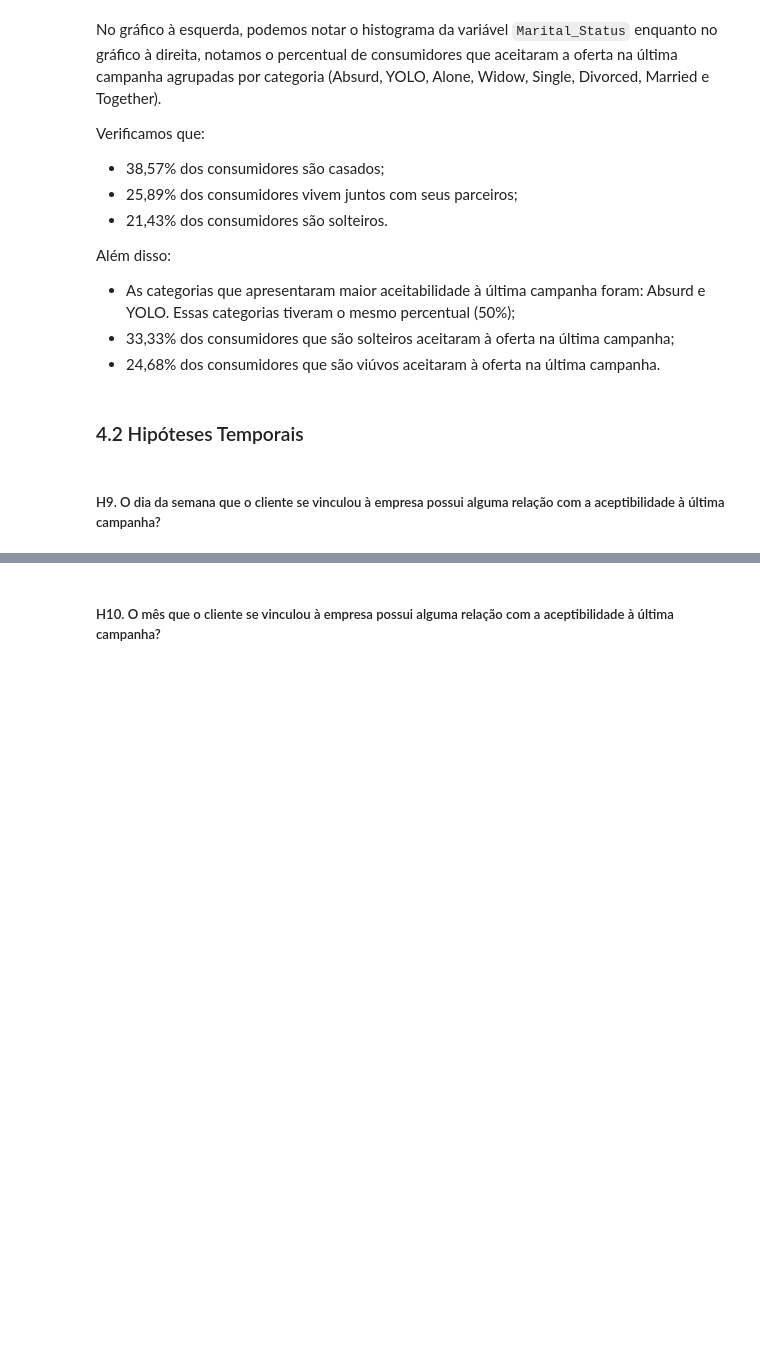
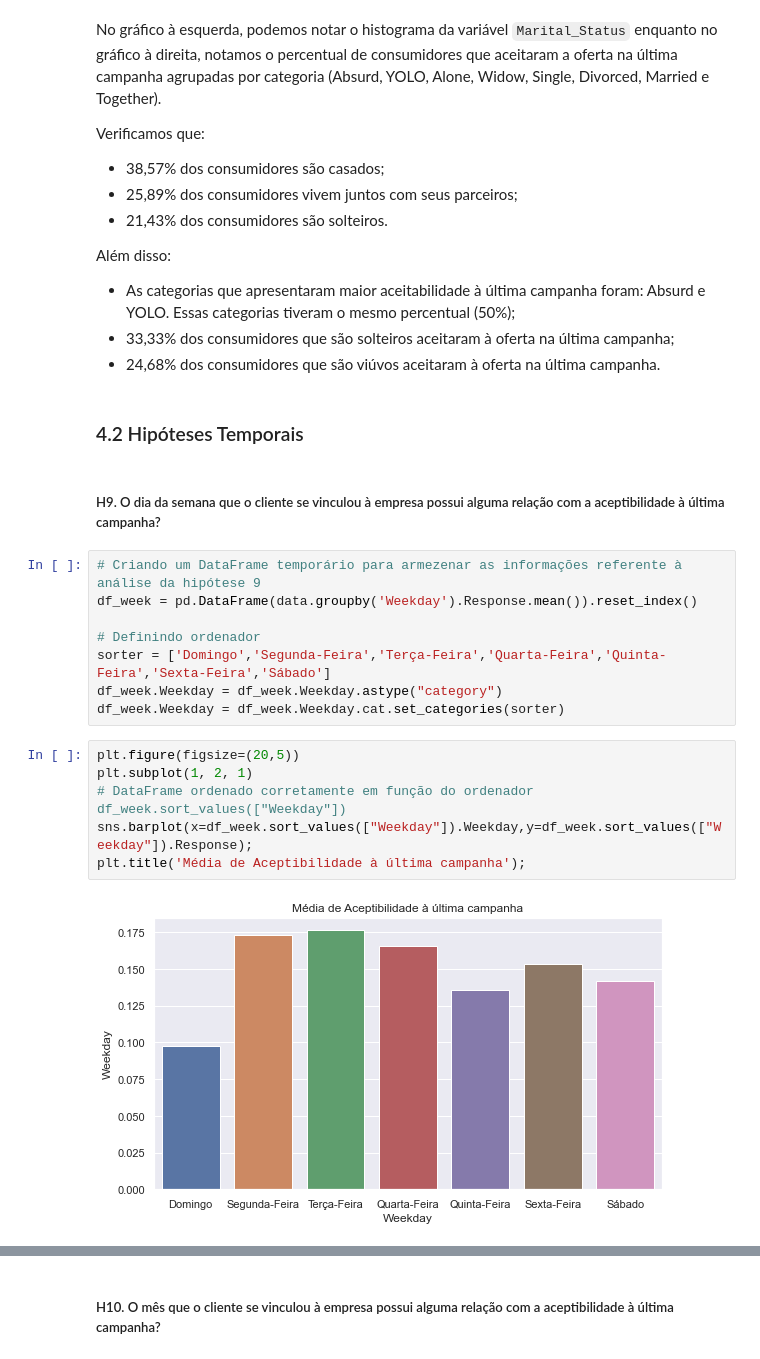
Before and after one commit to gustavolenin/Projeto-de-Marketing---Ifood, a Jupyter notebook: projeto_marketing.ipynb, the cells around one changed output, grey strips where cells are left out. Drawn from its saved outputs; the diff is of its cells as text; blank space fills up the shorter version.

```diff
--- a/projeto_marketing.ipynb
+++ b/projeto_marketing.ipynb
@@ -623,3 +623,19 @@ Além disso:
 ### 4.2 Hipóteses Temporais
 # %% [markdown]
 ##### H9. O dia da semana que o cliente se vinculou à empresa possui alguma relação com a aceptibilidade à última campanha?
+# %%
+# Criando um DataFrame temporário para armezenar as informações referente à análise da hipótese 9
+df_week = pd.DataFrame(data.groupby('Weekday').Response.mean()).reset_index()
+
+# Definindo ordenador
+sorter = ['Domingo','Segunda-Feira','Terça-Feira','Quarta-Feira','Quinta-Feira','Sexta-Feira','Sábado']
+df_week.Weekday = df_week.Weekday.astype("category")
+df_week.Weekday = df_week.Weekday.cat.set_categories(sorter)
+# %%
+plt.figure(figsize=(20,5))
+plt.subplot(1, 2, 1)
+# DataFrame ordenado corretamente em função do ordenador df_week.sort_values(["Weekday"])
+sns.barplot(x=df_week.sort_values(["Weekday"]).Weekday,y=df_week.sort_values(["Weekday"]).Response);
+plt.title('Média de Aceptibilidade à última campanha');
+# %% [output]
+[figure, added]
```
Also changed, not shown: parts of 6 cells of this notebook.
